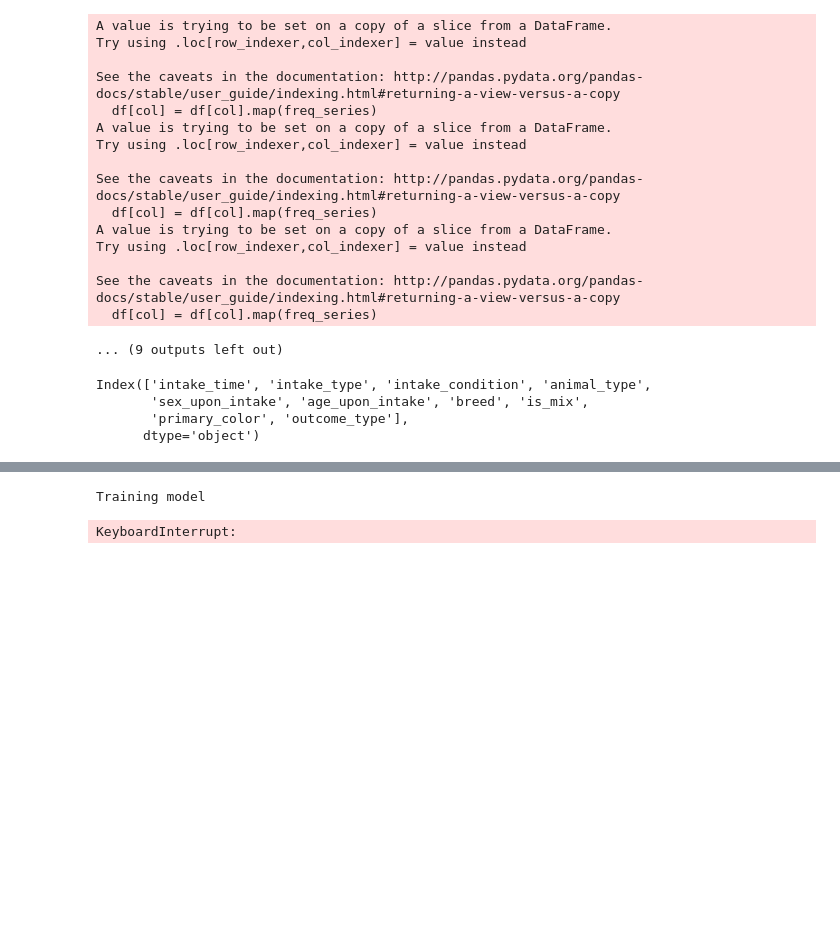
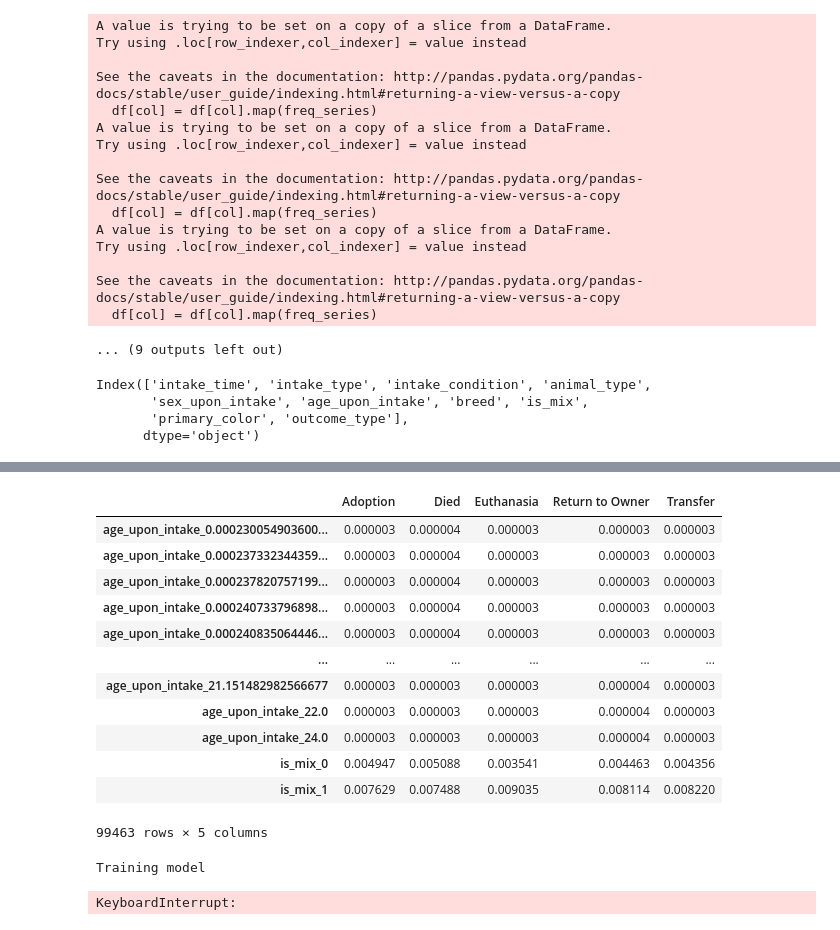
Before and after one commit to nneomaonochie/ml1-animal-data, a Jupyter notebook: naive_bayes.ipynb, the cells around one changed output, grey strips where cells are left out. Cells and saved outputs as stored; diff of their text form; code cells hidden in the pictures; blank space fills up the shorter version.

```diff
--- a/naive_bayes.ipynb
+++ b/naive_bayes.ipynb
@@ -308,3 +331,19 @@ feature_prob_df.shape[0]
+# %%
+no_breed_no_color.iloc[60:, :]
+# %% [output]
+|  | Adoption | Died | Euthanasia | Return to Owner | Transfer |
+| age_upon_intake_0.000230054903600... | 0.000003 | 0.000004 | 0.000003 | 0.000003 | 0.000003 |
+| age_upon_intake_0.000237332344359... | 0.000003 | 0.000004 | 0.000003 | 0.000003 | 0.000003 |
+| age_upon_intake_0.000237820757199... | 0.000003 | 0.000004 | 0.000003 | 0.000003 | 0.000003 |
+| age_upon_intake_0.000240733796898... | 0.000003 | 0.000004 | 0.000003 | 0.000003 | 0.000003 |
+| age_upon_intake_0.000240835064446... | 0.000003 | 0.000004 | 0.000003 | 0.000003 | 0.000003 |
+| ... | ... | ... | ... | ... | ... |
+| age_upon_intake_21.151482982566677 | 0.000003 | 0.000003 | 0.000003 | 0.000004 | 0.000003 |
+| age_upon_intake_22.0 | 0.000003 | 0.000003 | 0.000003 | 0.000004 | 0.000003 |
+| age_upon_intake_24.0 | 0.000003 | 0.000003 | 0.000003 | 0.000004 | 0.000003 |
+| is_mix_0 | 0.004947 | 0.005088 | 0.003541 | 0.004463 | 0.004356 |
+| is_mix_1 | 0.007629 | 0.007488 | 0.009035 | 0.008114 | 0.008220 |
+99463 rows × 5 columns
 # %%
 from sklearn.preprocessing import LabelEncoder
 # For Dog:
```
Also changed, not shown: parts of 4 cells of this notebook.
